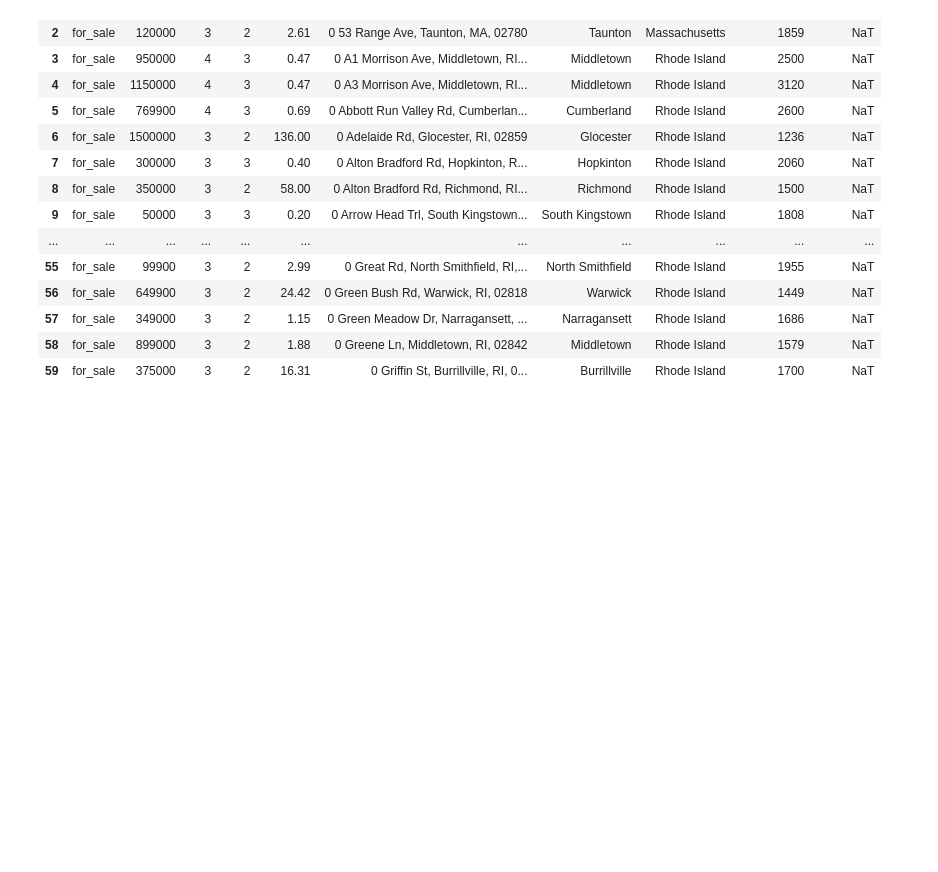
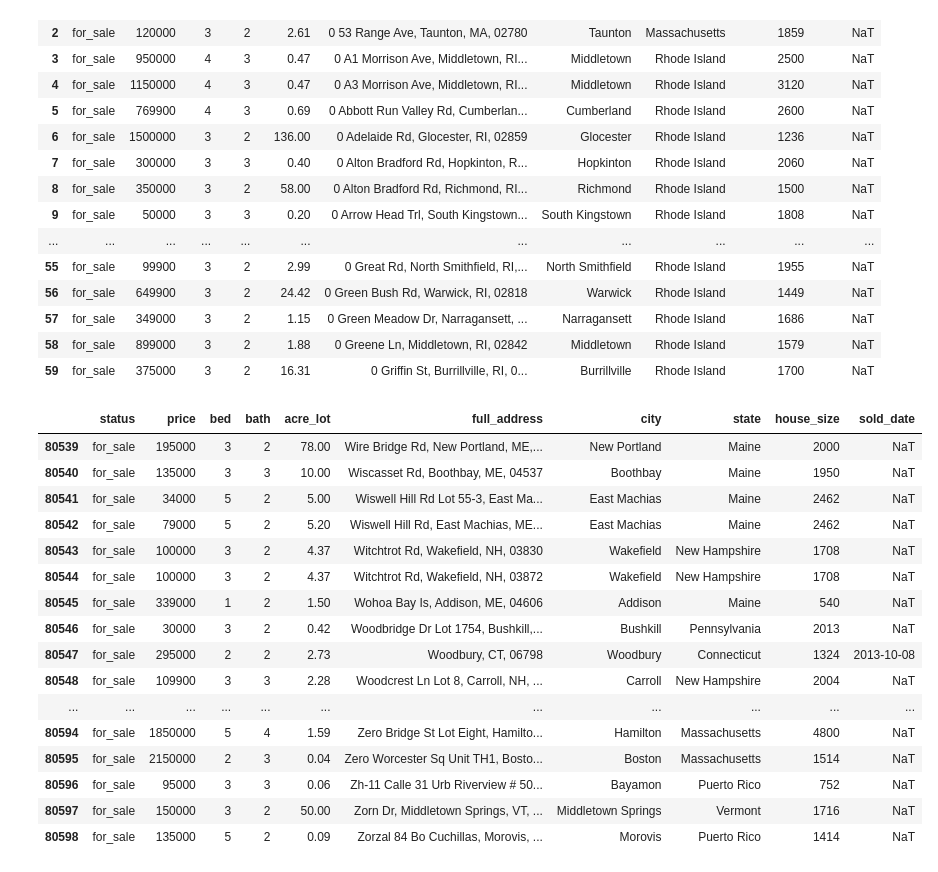
Before and after one commit to sinatijani/real-estate-property-analysis-python, a Jupyter notebook: US Real Estate Data - Business Statistics .ipynb, the cells around one changed output. Cells and saved outputs as stored; diff of their text form; code cells hidden in the pictures; blank space fills up the shorter version.

```diff
--- a/US Real Estate Data - Business Statistics .ipynb
+++ b/US Real Estate Data - Business Statistics .ipynb
@@ -769,3 +770,23 @@ df5.head(60)
 | 57 | for_sale | 349000 | 3 | 2 | 1.15 | 0 Green Meadow Dr, Narragansett, ... | Narragansett | Rhode Island | 1686 | NaT |
 | 58 | for_sale | 899000 | 3 | 2 | 1.88 | 0 Greene Ln, Middletown, RI, 02842 | Middletown | Rhode Island | 1579 | NaT |
 | 59 | for_sale | 375000 | 3 | 2 | 16.31 | 0 Griffin St, Burrillville, RI, 0... | Burrillville | Rhode Island | 1700 | NaT |
+# %%
+df5.tail(60)
+# %% [output]
+|  | status | price | bed | bath | acre_lot | full_address | city | state | house_size | sold_date |
+| 80539 | for_sale | 195000 | 3 | 2 | 78.00 | Wire Bridge Rd, New Portland, ME,... | New Portland | Maine | 2000 | NaT |
+| 80540 | for_sale | 135000 | 3 | 3 | 10.00 | Wiscasset Rd, Boothbay, ME, 04537 | Boothbay | Maine | 1950 | NaT |
+| 80541 | for_sale | 34000 | 5 | 2 | 5.00 | Wiswell Hill Rd Lot 55-3, East Ma... | East Machias | Maine | 2462 | NaT |
+| 80542 | for_sale | 79000 | 5 | 2 | 5.20 | Wiswell Hill Rd, East Machias, ME... | East Machias | Maine | 2462 | NaT |
+| 80543 | for_sale | 100000 | 3 | 2 | 4.37 | Witchtrot Rd, Wakefield, NH, 03830 | Wakefield | New Hampshire | 1708 | NaT |
+| 80544 | for_sale | 100000 | 3 | 2 | 4.37 | Witchtrot Rd, Wakefield, NH, 03872 | Wakefield | New Hampshire | 1708 | NaT |
+| 80545 | for_sale | 339000 | 1 | 2 | 1.50 | Wohoa Bay Is, Addison, ME, 04606 | Addison | Maine | 540 | NaT |
+| 80546 | for_sale | 30000 | 3 | 2 | 0.42 | Woodbridge Dr Lot 1754, Bushkill,... | Bushkill | Pennsylvania | 2013 | NaT |
+| 80547 | for_sale | 295000 | 2 | 2 | 2.73 | Woodbury, CT, 06798 | Woodbury | Connecticut | 1324 | 2013-10-08 |
+| 80548 | for_sale | 109900 | 3 | 3 | 2.28 | Woodcrest Ln Lot 8, Carroll, NH, ... | Carroll | New Hampshire | 2004 | NaT |
+| ... | ... | ... | ... | ... | ... | ... | ... | ... | ... | ... |
+| 80594 | for_sale | 1850000 | 5 | 4 | 1.59 | Zero Bridge St Lot Eight, Hamilto... | Hamilton | Massachusetts | 4800 | NaT |
+| 80595 | for_sale | 2150000 | 2 | 3 | 0.04 | Zero Worcester Sq Unit TH1, Bosto... | Boston | Massachusetts | 1514 | NaT |
+| 80596 | for_sale | 95000 | 3 | 3 | 0.06 | Zh-11 Calle 31 Urb Riverview # 50... | Bayamon | Puerto Rico | 752 | NaT |
+| 80597 | for_sale | 150000 | 3 | 2 | 50.00 | Zorn Dr, Middletown Springs, VT, ... | Middletown Springs | Vermont | 1716 | NaT |
+| 80598 | for_sale | 135000 | 5 | 2 | 0.09 | Zorzal 84 Bo Cuchillas, Morovis, ... | Morovis | Puerto Rico | 1414 | NaT |
```
Also changed, not shown: parts of 1 cell of this notebook.
